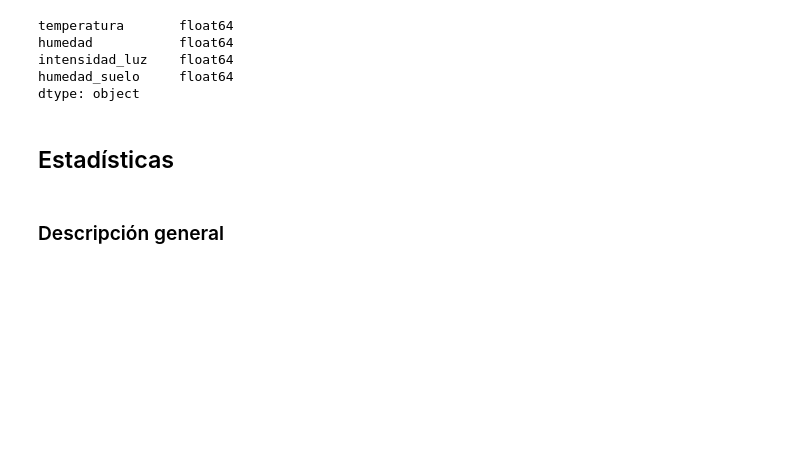
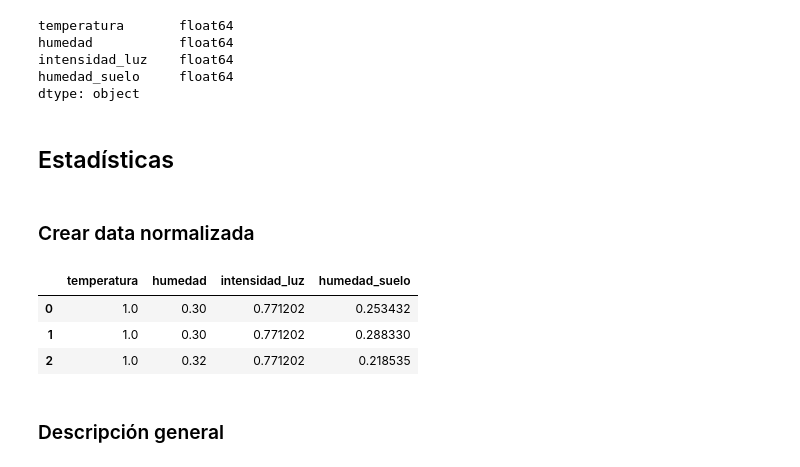
Before and after one commit to 2023-24-tfgii-online-feb/Proyecto_TFG_UBU_23_24, a Jupyter notebook: AnalisisDatos/analisis.ipynb, the cells around one changed output. Saved outputs shown, nothing was run; the diff lists cells and outputs as text; code cells hidden in the pictures; blank space fills up the shorter version.

```diff
--- a/AnalisisDatos/analisis.ipynb
+++ b/AnalisisDatos/analisis.ipynb
@@ -91,6 +100,15 @@ def graficar_correlacion(data):
   plt.title('Correlación entre variables')
   plt.show()
 #graficar_correlacion(data)
+# %%
+def normalizar_data(data):
+    columns_to_normalize = ['temperatura', 'humedad', 'intensidad_luz', 'humedad_suelo']
+    scaler = MinMaxScaler() # Instancia el MinMaxScaler
+    df = pd.DataFrame()
+    df[columns_to_normalize] = scaler.fit_transform(data[columns_to_normalize]) # Aplica la normalización a las columnas seleccionadas
+    #print(df.head()) # Visualiza el DataFrame después de la normalización
+    return df
+#normalizar_data(data)
 # %% [markdown]
 # ANÁLISIS
 # %% [markdown]
@@ -211,6 +258,16 @@ humedad_suelo     float64
 dtype: object
 # %% [markdown]
 ## Estadísticas
+# %% [markdown]
+### Crear data normalizada
+# %%
+data_normalizada = normalizar_data(data)
+data_normalizada.head(3)
+# %% [output]
+|  | temperatura | humedad | intensidad_luz | humedad_suelo |
+| 0 | 1.0 | 0.30 | 0.771202 | 0.253432 |
+| 1 | 1.0 | 0.30 | 0.771202 | 0.288330 |
+| 2 | 1.0 | 0.32 | 0.771202 | 0.218535 |
 # %% [markdown]
 ### Descripción general
 # %%
```
Also changed, not shown: parts of 28 cells of this notebook, 4 other files.
